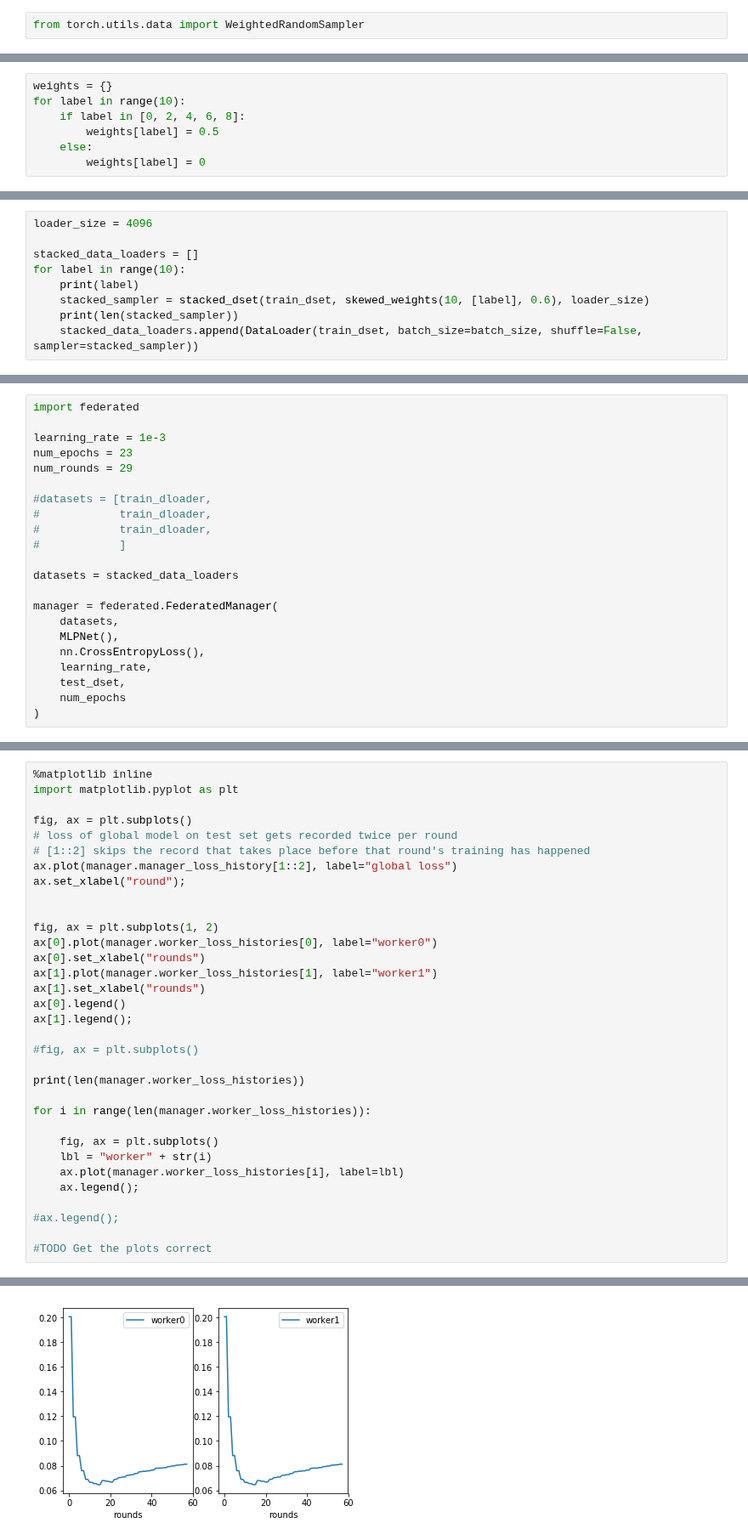
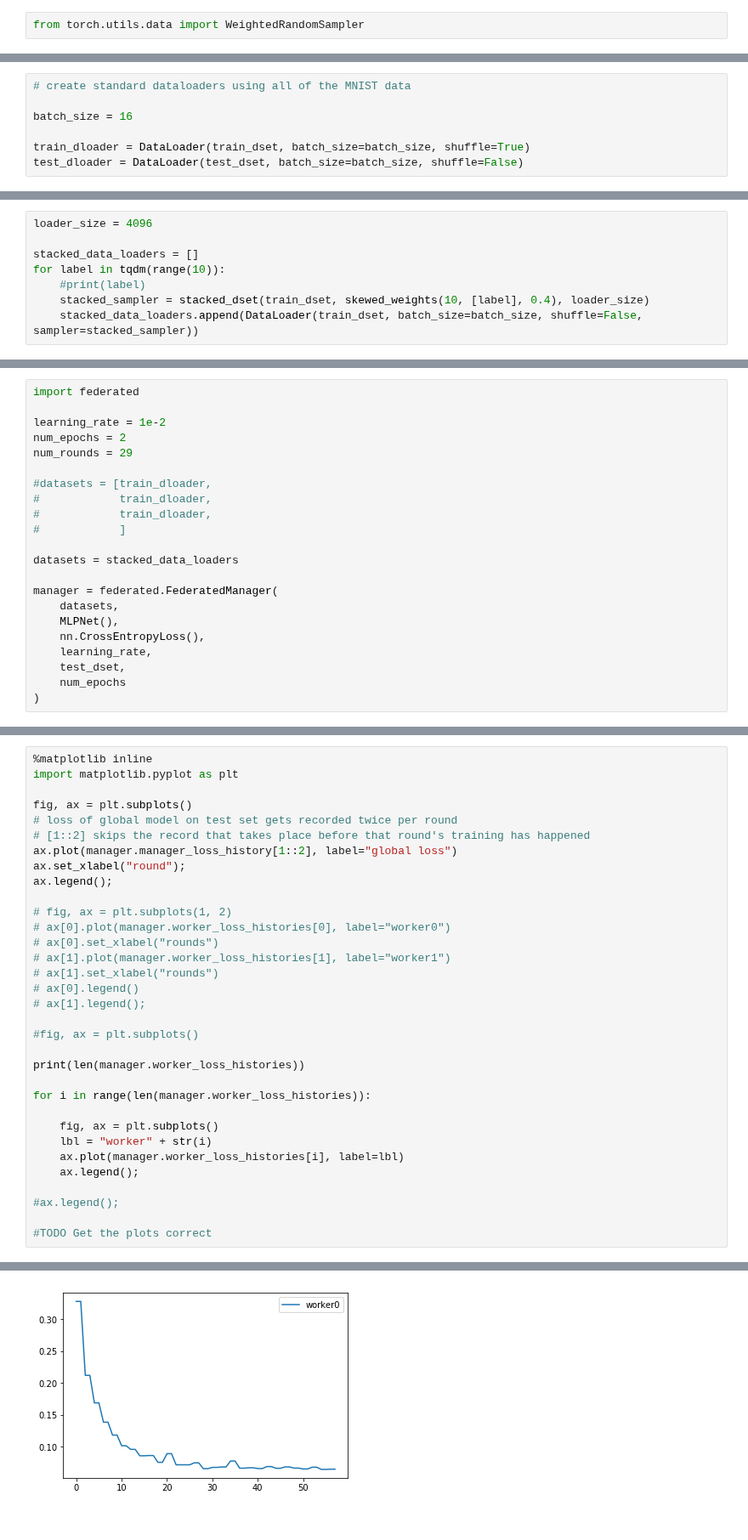
Before and after one commit to rmicallef/bfpytorch, a Jupyter notebook: MNIST-fed-cleanup.ipynb, the cells around one changed output, grey strips where cells are left out. Shown at 85% size. Drawn from its saved outputs; the diff is of its cells as text.

```diff
--- a/MNIST-fed-cleanup.ipynb
+++ b/MNIST-fed-cleanup.ipynb
@@ -121,7 +80,0 @@ skewed_weights(10, labels_to_skew, 0.3)
-# %%
-weights = {}
-for label in range(10):
-    if label in [0, 2, 4, 6, 8]:
-        weights[label] = 0.5
-    else:
-        weights[label] = 0
@@ -143,0 +83,7 @@ skewed_weights(10, [2,3,5,7], 0.6)
+# %%
+# create standard dataloaders using all of the MNIST data
+
+batch_size = 16
+
+train_dloader = DataLoader(train_dset, batch_size=batch_size, shuffle=True)
+test_dloader = DataLoader(test_dset, batch_size=batch_size, shuffle=False)
@@ -145,8 +93,7 @@ skewed_weights(10, [2,3,5,7], 0.6)
 loader_size = 4096
 
 stacked_data_loaders = []
-for label in range(10):
-    print(label)
-    stacked_sampler = stacked_dset(train_dset, skewed_weights(10, [label], 0.6), loader_size)
-    print(len(stacked_sampler))
+for label in tqdm(range(10)):
+    #print(label)
+    stacked_sampler = stacked_dset(train_dset, skewed_weights(10, [label], 0.4), loader_size)
     stacked_data_loaders.append(DataLoader(train_dset, batch_size=batch_size, shuffle=False, sampler=stacked_sampler))
@@ -221,8 +100,8 @@ Up to this point, we've trained an MNIST model with pytorch with no fancy busine
 # %%
 import federated
 
-learning_rate = 1e-3
-num_epochs = 23
+learning_rate = 1e-2
+num_epochs = 2
 num_rounds = 29
 
 #datasets = [train_dloader,
@@ -464,15 +341,15 @@ fig, ax = plt.subplots()
 # [1::2] skips the record that takes place before that round's training has happened
 ax.plot(manager.manager_loss_history[1::2], label="global loss")
 ax.set_xlabel("round");
+ax.legend();
 
-
-fig, ax = plt.subplots(1, 2)
-ax[0].plot(manager.worker_loss_histories[0], label="worker0")
-ax[0].set_xlabel("rounds")
-ax[1].plot(manager.worker_loss_histories[1], label="worker1")
-ax[1].set_xlabel("rounds")
-ax[0].legend()
-ax[1].legend();
+# fig, ax = plt.subplots(1, 2)
+# ax[0].plot(manager.worker_loss_histories[0], label="worker0")
+# ax[0].set_xlabel("rounds")
+# ax[1].plot(manager.worker_loss_histories[1], label="worker1")
+# ax[1].set_xlabel("rounds")
+# ax[0].legend()
+# ax[1].legend();
 
 #fig, ax = plt.subplots()
 
@@ -494 +371 @@ for i in range(len(manager.worker_loss_histories)):
-[figure, old version]
+[figure, new version]
```
Also changed, not shown: parts of 22 cells of this notebook.
